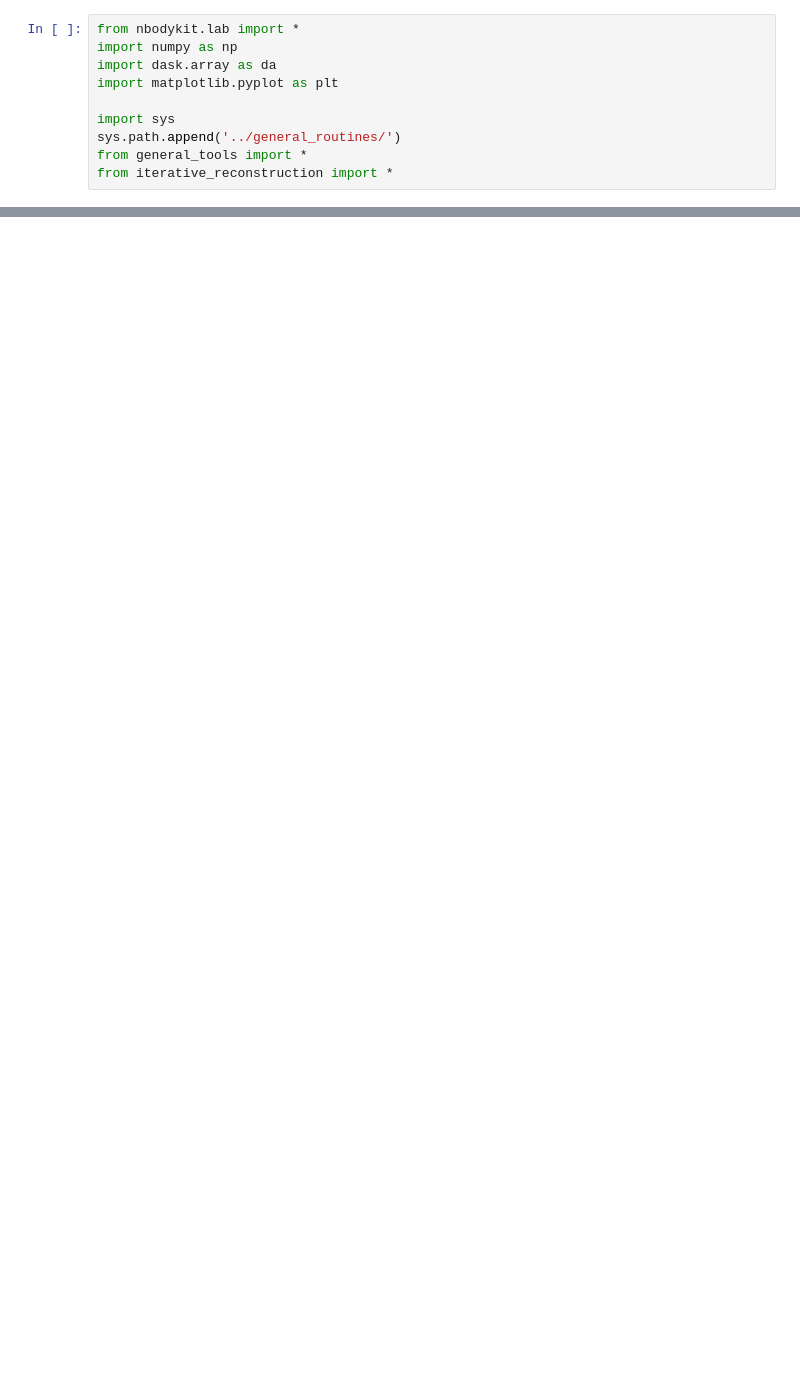
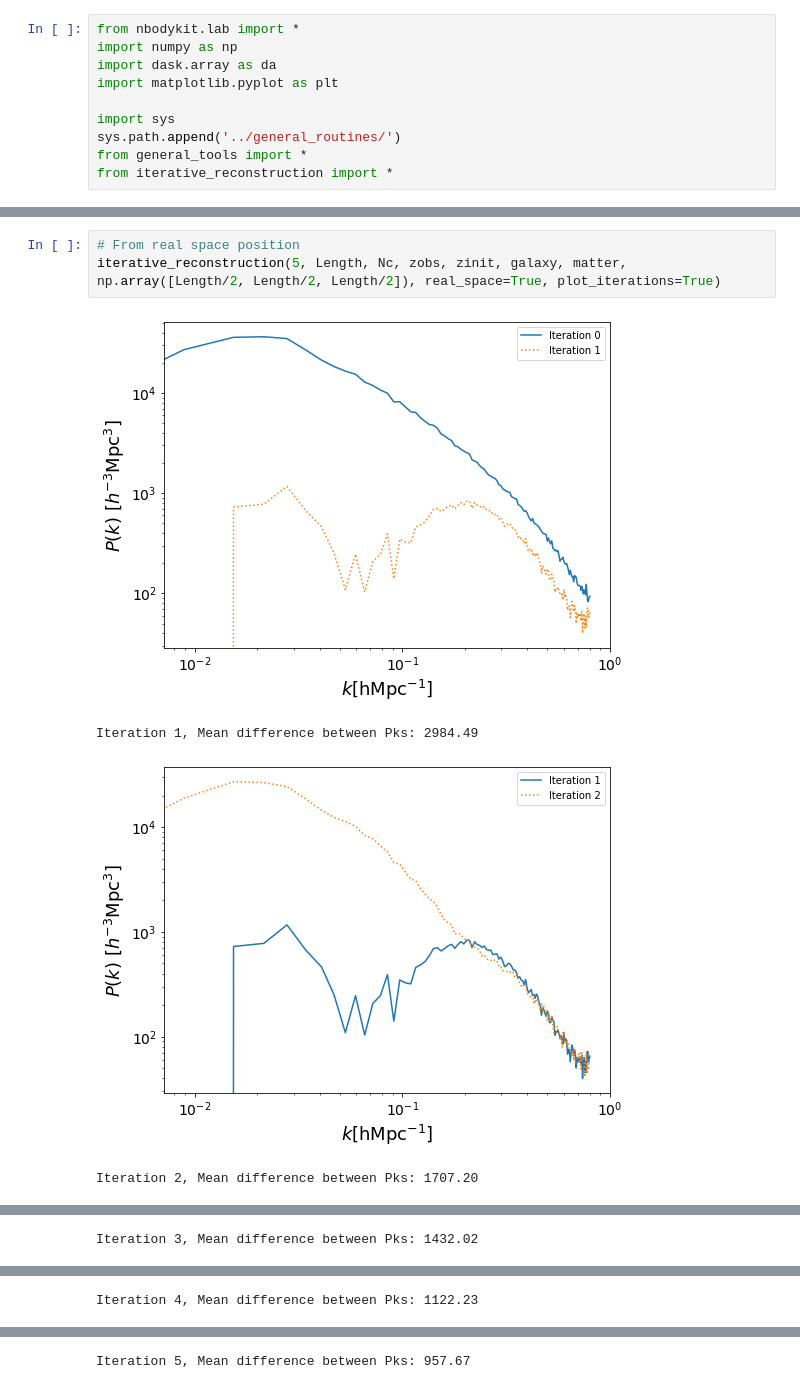
Before and after one commit to pablocoque/nbody_tfm_routines, a Jupyter notebook: mymocks/reconstruction_iter.ipynb, the cells around one changed output, grey strips where cells are left out. Saved outputs shown, nothing was run; the diff lists cells and outputs as text; blank space fills up the shorter version.

```diff
--- a/mymocks/reconstruction_iter.ipynb
+++ b/mymocks/reconstruction_iter.ipynb
@@ -75,0 +91,8 @@ Iteration 3, Mean difference between Pks: 300.69
+# %%
+# From real space position
+iterative_reconstruction(5, Length, Nc, zobs, zinit, galaxy, matter, np.array([Length/2, Length/2, Length/2]), real_space=True, plot_iterations=True)
+# %% [output]
+[figure, added]
+Iteration 1, Mean difference between Pks: 2984.49
+[figure, added]
+Iteration 2, Mean difference between Pks: 1707.20
@@ -75,0 +100 @@ Iteration 3, Mean difference between Pks: 300.69
+Iteration 3, Mean difference between Pks: 1432.02
@@ -75,0 +102 @@ Iteration 3, Mean difference between Pks: 300.69
+Iteration 4, Mean difference between Pks: 1122.23
@@ -76,3 +104,4 @@ Iteration 3, Mean difference between Pks: 300.69
+Iteration 5, Mean difference between Pks: 957.67
 # %%
 # Bias in real space
 bgreconr2 = evaluate_bias(galaxy, matter, tracer_pos='PositionQ')
```
Also changed, not shown: parts of 9 cells of this notebook, 3 other files.
